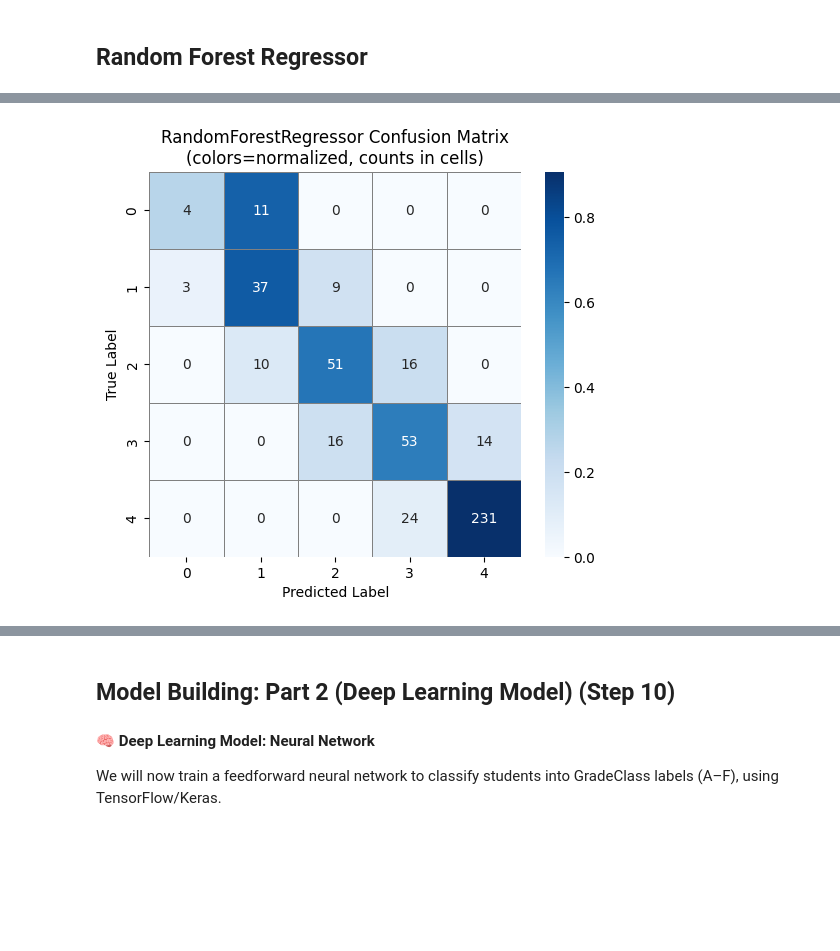
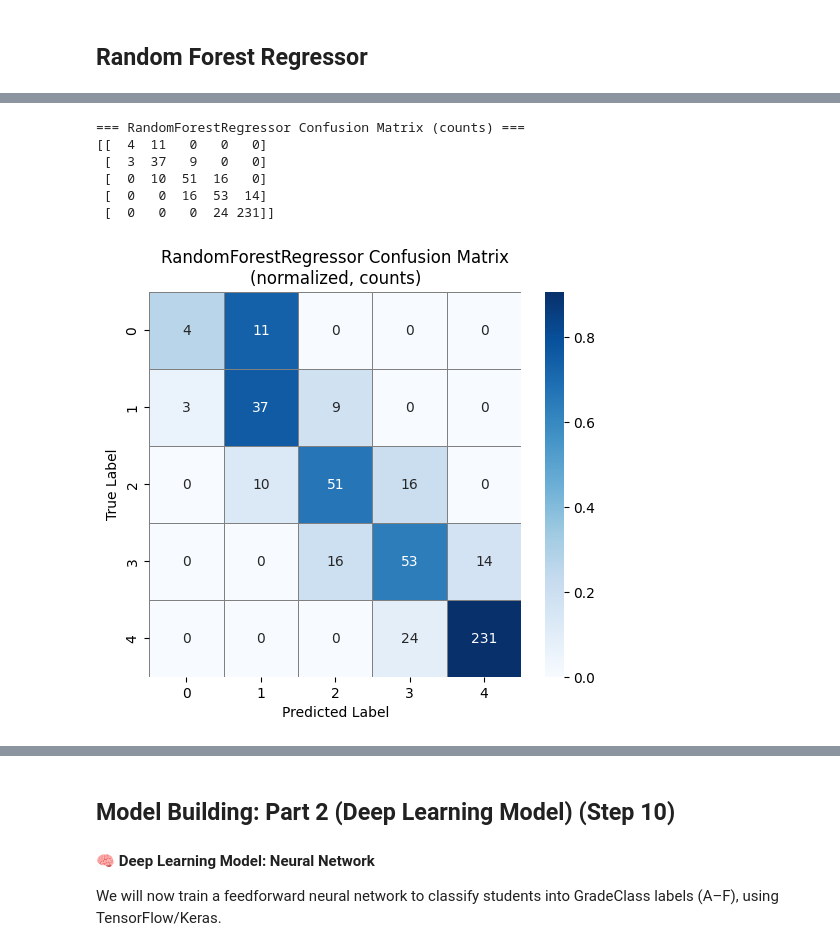
Before and after one commit to jeremiafourie/BrightPath-Grade-Predictor, a Jupyter notebook: notebooks/modeling.ipynb, the cells around one changed output, grey strips where cells are left out. Drawn from its saved outputs; the diff is of its cells as text; code cells hidden in the pictures; blank space fills up the shorter version.

```diff
--- a/notebooks/modeling.ipynb
+++ b/notebooks/modeling.ipynb
@@ -17,6 +17,19 @@ from xgboost import XGBClassifier
 
 import tensorflow as tf
 from tensorflow.keras import layers, models
+
+# ─── Define artifacts folder relative to this notebook ─────────────────────────
+ARTIFACTS_DIR = os.path.join('..', 'artifacts')
+os.makedirs(ARTIFACTS_DIR, exist_ok=True)
+
+# ─── Logging setup ─────────────────────────────────────────────────────────────
+logging.basicConfig(
+    level=logging.INFO,
+    format="%(asctime)s [%(levelname)s] %(message)s",
+    datefmt="%H:%M:%S"
+)
+logging.info(f"Artifacts folder set to: {ARTIFACTS_DIR}")
+
 
 def setup_logging():
     logging.basicConfig(
@@ -179,36 +193,31 @@ weighted avg       0.79      0.78      0.78       479
 # %% [markdown]
 ## Random Forest Regressor
 # %%
-# ─── Cell: Random Forest Regressor (Rounded) & Heatmap ───────────────────────
 import numpy as np
-import seaborn as sns
-import matplotlib.pyplot as plt
 import joblib
 from sklearn.ensemble import RandomForestRegressor
 from sklearn.metrics import accuracy_score, confusion_matrix
+import seaborn as sns
+import matplotlib.pyplot as plt
 
 name = "RandomForestRegressor"
 logging.info(f"Training & evaluating {name}")
 
-# 1) Train regressor
-rf_reg = RandomForestRegressor(
-    n_estimators=100,
-    max_depth=10,
-    random_state=42
-)
+# Train regressor
+rf_reg = RandomForestRegressor(n_estimators=100, max_depth=10, random_state=42)
 rf_reg.fit(X_train, y_train)
 
-# 2) Predict & round to nearest class
+# Predict & round
 preds_reg = np.round(rf_reg.predict(X_test)).astype(int)
 
-# 3) Accuracy
+# Accuracy
 acc = accuracy_score(y_test, preds_reg)
 logging.info(f"{name}→Classifier Accuracy: {acc:.3f}")
 
-# 4) Confusion matrix heatmap (normalized colors + raw counts)
+# Confusion matrix (raw + normalized heatmap)
 cm = confusion_matrix(y_test, preds_reg)
+print(f"\n=== {name} Confusion Matrix (counts) ===\n{cm}")
 cm_norm = cm.astype(float) / cm.sum(axis=1)[:, None]
-
 plt.figure(figsize=(6,5))
 sns.heatmap(
     cm_norm,
@@ -220,13 +229,13 @@ sns.heatmap(
     xticklabels=np.unique(y_test),
     yticklabels=np.unique(y_test)
 )
-plt.title(f"{name} Confusion Matrix\n(colors=normalized, counts in cells)")
+plt.title(f"{name} Confusion Matrix\n(normalized, counts)")
 plt.ylabel('True Label')
 plt.xlabel('Predicted Label')
 plt.show()
 
-# 5) Save the trained regressor
-ensure_dir("artifacts")
-joblib.dump(rf_reg, f"artifacts/{name}.joblib")
-logging.info(f"Saved {name} to artifacts/{name}.joblib")
+# Save regressor
+save_path = os.path.join(ARTIFACTS_DIR, f"{name}.joblib")
+joblib.dump(rf_reg, save_path)
+logging.info(f"Saved {name} to {save_path}")
 # %% [output]
@@ -235 +244,7 @@ logging.info(f"Saved {name} to artifacts/{name}.joblib")
+=== RandomForestRegressor Confusion Matrix (counts) ===
+[[  4  11   0   0   0]
+ [  3  37   9   0   0]
+ [  0  10  51  16   0]
+ [  0   0  16  53  14]
+ [  0   0   0  24 231]]
-[figure, old version]
+[figure, new version]
```
Also changed, not shown: parts of 6 cells of this notebook, 8 other files.
